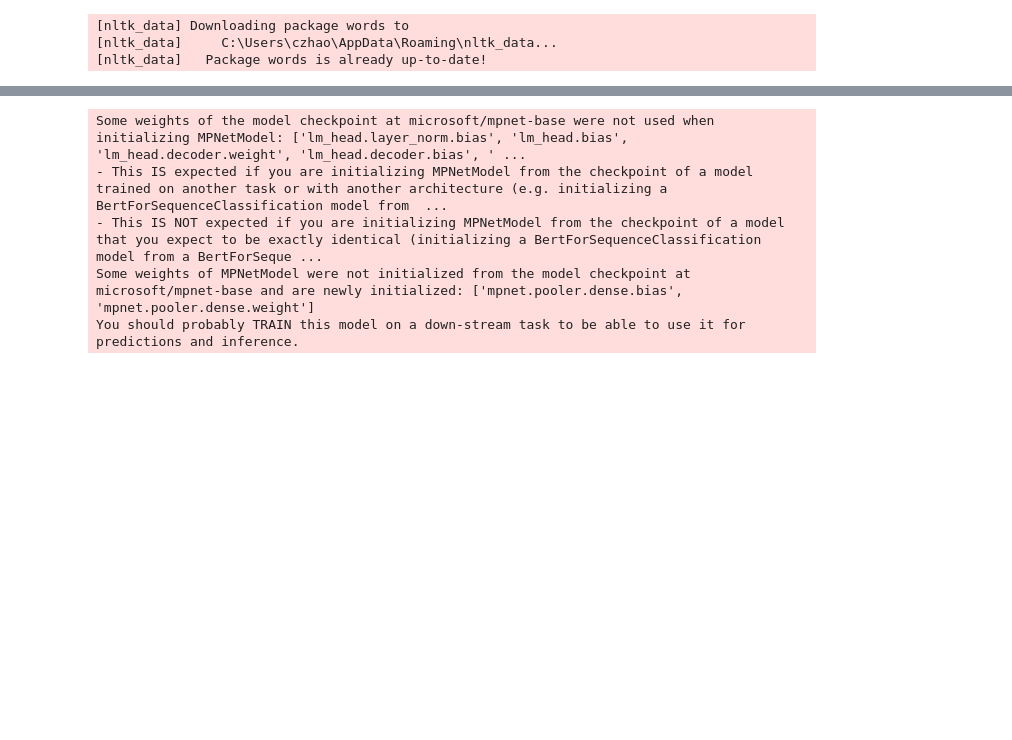
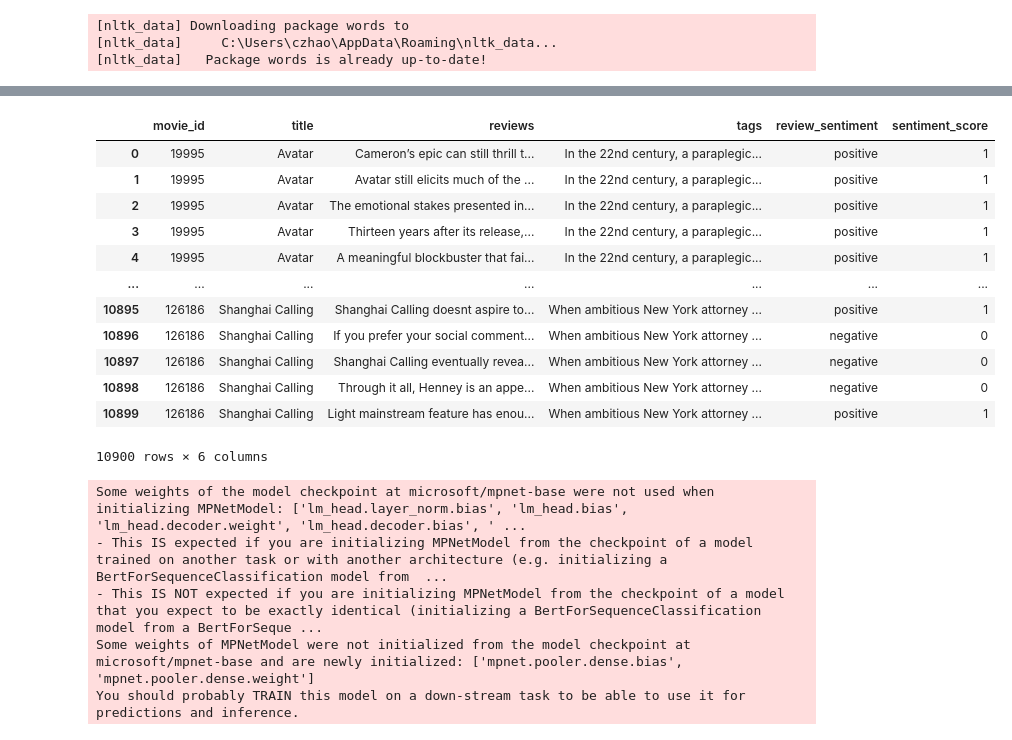
Before and after one commit to ece1786-2022/AladdinRecommender, a Jupyter notebook: transformer/transformer_with_sentiment_OnlineContrastiveLoss.ipynb, the cells around one changed output, grey strips where cells are left out. Saved outputs shown, nothing was run; the diff lists cells and outputs as text; code cells hidden in the pictures; blank space fills up the shorter version.

```diff
--- a/transformer/transformer_with_sentiment_OnlineContrastiveLoss.ipynb
+++ b/transformer/transformer_with_sentiment_OnlineContrastiveLoss.ipynb
@@ -152,5 +183,19 @@ new.to_csv("../tmdb_5000_data/tmdb_sentiment_reviews.csv")
 # %%
-new = pd.read_csv('../tmdb_5000_data/tmdb_sentiment_reviews.csv')
+pd.read_csv('../tmdb_5000_data/tmdb_sentiment_reviews.csv')
+# %% [output]
+|  | movie_id | title | reviews | tags | review_sentiment | sentiment_score |
+| 0 | 19995 | Avatar | Cameron’s epic can still thrill t... | In the 22nd century, a paraplegic... | positive | 1 |
+| 1 | 19995 | Avatar | Avatar still elicits much of the ... | In the 22nd century, a paraplegic... | positive | 1 |
+| 2 | 19995 | Avatar | The emotional stakes presented in... | In the 22nd century, a paraplegic... | positive | 1 |
+| 3 | 19995 | Avatar | Thirteen years after its release,... | In the 22nd century, a paraplegic... | positive | 1 |
+| 4 | 19995 | Avatar | A meaningful blockbuster that fai... | In the 22nd century, a paraplegic... | positive | 1 |
+| ... | ... | ... | ... | ... | ... | ... |
+| 10895 | 126186 | Shanghai Calling | Shanghai Calling doesnt aspire to... | When ambitious New York attorney ... | positive | 1 |
+| 10896 | 126186 | Shanghai Calling | If you prefer your social comment... | When ambitious New York attorney ... | negative | 0 |
+| 10897 | 126186 | Shanghai Calling | Shanghai Calling eventually revea... | When ambitious New York attorney ... | negative | 0 |
+| 10898 | 126186 | Shanghai Calling | Through it all, Henney is an appe... | When ambitious New York attorney ... | negative | 0 |
+| 10899 | 126186 | Shanghai Calling | Light mainstream feature has enou... | When ambitious New York attorney ... | positive | 1 |
+10900 rows × 6 columns
 # %%
 from sentence_transformers import models, losses, InputExample
 from torch.utils.data import DataLoader
```
Also changed, not shown: parts of 6 cells of this notebook.
